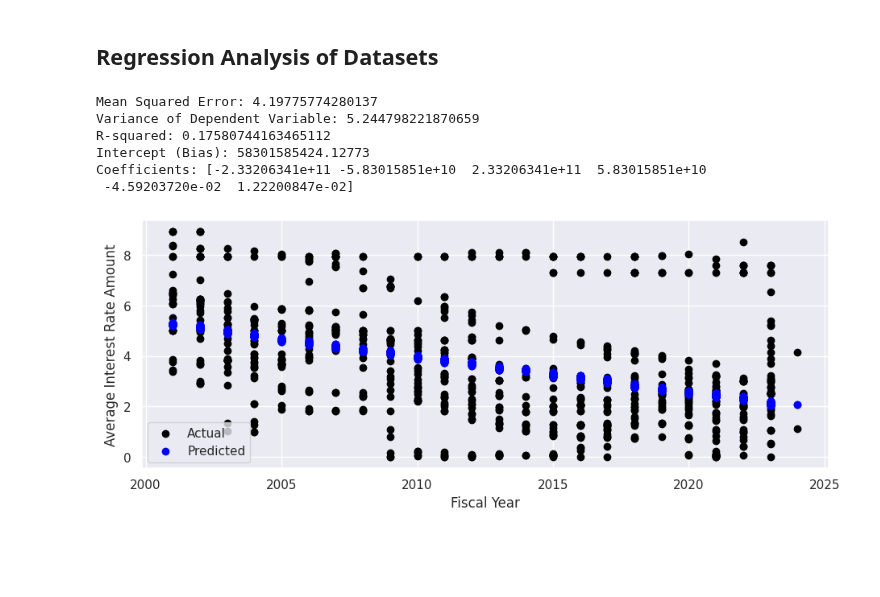
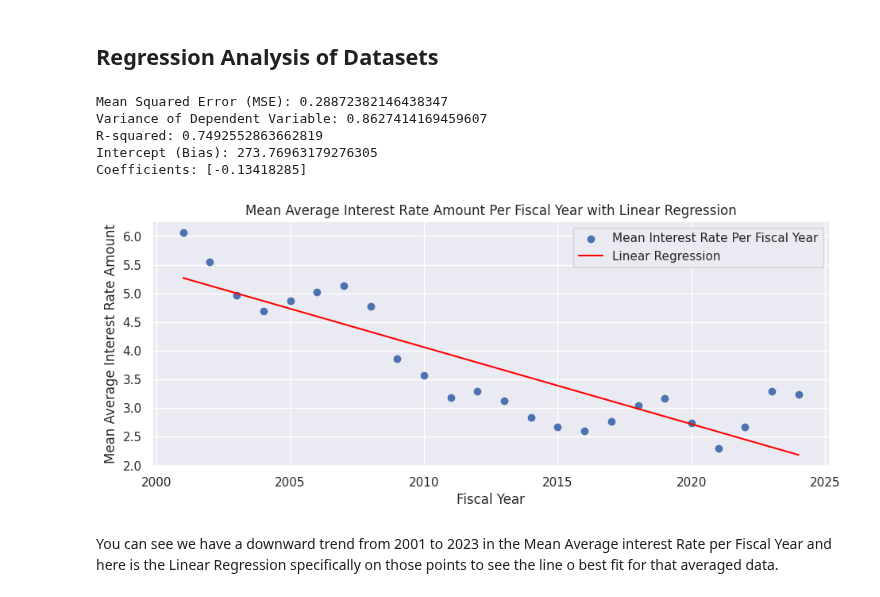
Before and after one commit to felabonte/DataMiningFinalProject, a Jupyter notebook: CS6220_DataMining_FinalProject.ipynb, the cells around one changed output. Saved outputs shown, nothing was run; the diff lists cells and outputs as text; code cells hidden in the pictures; blank space fills up the shorter version.

Commit message:
Changed the linear regression to be plotted to mean interest rate year over year for better visual plotting

```diff
--- a/CS6220_DataMining_FinalProject.ipynb
+++ b/CS6220_DataMining_FinalProject.ipynb
@@ -918,58 +869,64 @@ TMS_IR_merged_df
 ## **Regression Analysis of Datasets**
 # %%
 import pandas as pd
-from sklearn.model_selection import train_test_split
+import numpy as np
 from sklearn.linear_model import LinearRegression
 from sklearn.metrics import mean_squared_error, r2_score
+import seaborn as sns
 import matplotlib.pyplot as plt
 
-# Extract relevant columns
-X = interestratesdf[['Fiscal Year', 'Fiscal Quarter Number', 'Calendar Year', 'Calendar Quarter Number', 'Calendar Month Number', 'Calendar Day Number']]
-y = interestratesdf['Average Interest Rate Amount']
+# Assuming you already have X, y for linear regression
 
-# Impute NaN values in y with the mean
-mean_value = y.mean()
-y = y.fillna(mean_value)
+# Calculate the mean interest rate for each fiscal year
+mean_interest_rate_per_year = interestratesdf.groupby('Fiscal Year')['Average Interest Rate Amount'].mean().reset_index()
 
-# Split the data into training and testing sets
-X_train, X_test, y_train, y_test = train_test_split(X, y, test_size=0.2, random_state=42)
+# Prepare data for linear regression
+X_linear = mean_interest_rate_per_year[['Fiscal Year']]
+y_linear = mean_interest_rate_per_year['Average Interest Rate Amount']
 
 # Create a linear regression model
-model = LinearRegression()
+model_linear = LinearRegression()
 
-# Fit the model to the training data
-model.fit(X_train, y_train)
+# Fit the model to the data
+model_linear.fit(X_linear, y_linear)
 
-# Make predictions on the test set
-y_pred = model.predict(X_test)
+# Predict the interest rates using the linear regression model
+y_pred_linear = model_linear.predict(X_linear)
 
-# Extract model parameters
-intercept = model.intercept_
-coefficients = model.coef_
+# Calculate Mean Squared Error (MSE)
+mse = mean_squared_error(y_linear, y_pred_linear)
 
-# Evaluate the model
-mse = mean_squared_error(y_test, y_pred)
-variance = y.var()
-r2 = r2_score(y_test, y_pred)
+# Calculate R-squared
+r_squared = r2_score(y_linear, y_pred_linear)
 
-print(f'Mean Squared Error: {mse}')
-print(f'Variance of Dependent Variable: {variance}')
-print(f'R-squared: {r2}')
-print(f'Intercept (Bias): {intercept}')
-print('Coefficients:', coefficients)
+# Calculate Variance and Bias
+variance = np.var(y_pred_linear)
+bias = np.mean((y_pred_linear - np.mean(y_linear))**2)
 
-# Visualize the results (for simplicity, considering only one feature)
-plt.scatter(X_test['Fiscal Year'], y_test, color='black', label='Actual')
-plt.scatter(X_test['Fiscal Year'], y_pred, color='blue', label='Predicted')
+# Print metrics
+print(f"Mean Squared Error (MSE): {mse}")
+print(f"Variance of Dependent Variable: {variance}")
+print(f"R-squared: {r_squared}")
+print(f"Intercept (Bias): {model_linear.intercept_}")
+print("Coefficients:", model_linear.coef_)
+
+# Plot the data points
+plt.scatter(X_linear, y_linear, label='Mean Interest Rate Per Fiscal Year')
+
+# Plot the linear regression line
+plt.plot(X_linear, y_pred_linear, color='red', label='Linear Regression')
+
 plt.xlabel('Fiscal Year')
-plt.ylabel('Average Interest Rate Amount')
+plt.ylabel('Mean Average Interest Rate Amount')
 plt.legend()
+plt.title('Mean Average Interest Rate Amount Per Fiscal Year with Linear Regression')
 plt.show()
 # %% [output]
-Mean Squared Error: 4.19775774280137
-Variance of Dependent Variable: 5.244798221870659
-R-squared: 0.17580744163465112
-Intercept (Bias): 58301585424.12773
-Coefficients: [-2.33206341e+11 -5.83015851e+10  2.33206341e+11  5.83015851e+10
- -4.59203720e-02  1.22200847e-02]
+Mean Squared Error (MSE): 0.28872382146438347
+Variance of Dependent Variable: 0.8627414169459607
+R-squared: 0.7492552863662819
+Intercept (Bias): 273.76963179276305
+Coefficients: [-0.13418285]
-[figure, old version]
+[figure, new version]
+# %% [markdown]
+You can see we have a downward trend from 2001 to 2023 in the Mean Average interest Rate per Fiscal Year and here is the Linear Regression specifically on those points to see the line o best fit for that averaged data.
```
Also changed, not shown: parts of 8 cells of this notebook.
